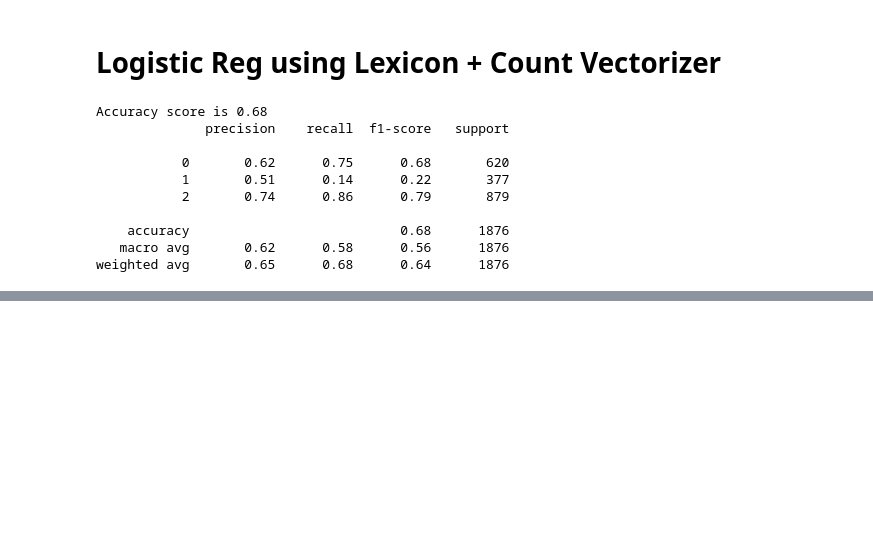
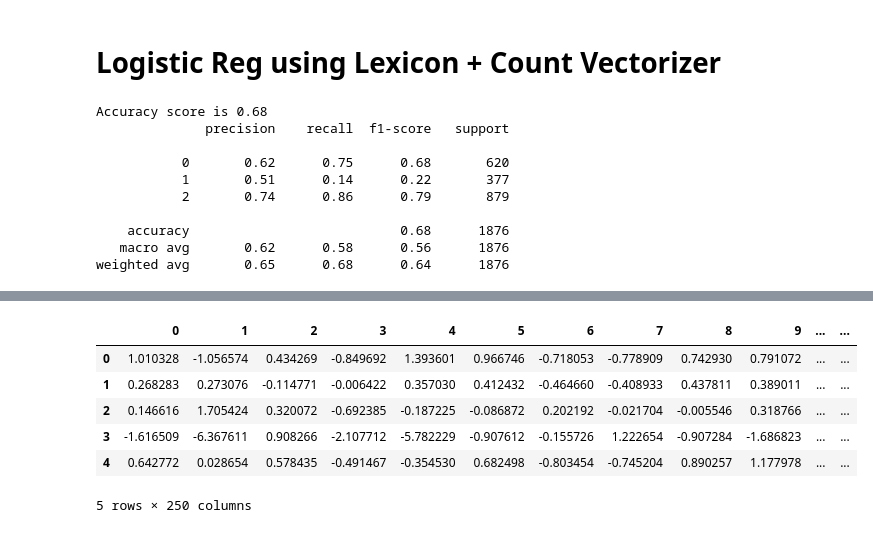
Before and after one commit to 3omara/Arabic-Sentiment-Analysis, a Jupyter notebook: ML_Models.ipynb, the cells around one changed output, grey strips where cells are left out. Saved outputs shown, nothing was run; the diff lists cells and outputs as text; code cells hidden in the pictures; blank space fills up the shorter version.

```diff
--- a/ML_Models.ipynb
+++ b/ML_Models.ipynb
@@ -375,0 +339,14 @@ pickle.dump(lg_lexicon, open(lg_lexicon_model_path,'wb'))
+# %%
+for i in range(padding):
+    df_embedding[i] =( df_embedding[i] - df_embedding[i].mean() ) / df_embedding[i].std()
+    # df_embedding[str(i)] = [sequencer.padder(sequencer.text_to_vec(tweet))[i] for tweet in df['tweet']]
+
+df_embedding.head()
+# %% [output]
+|  | 0 | 1 | 2 | 3 | 4 | 5 | 6 | 7 | 8 | 9 | ... | ... |
+| 0 | 1.010328 | -1.056574 | 0.434269 | -0.849692 | 1.393601 | 0.966746 | -0.718053 | -0.778909 | 0.742930 | 0.791072 | ... | ... |
+| 1 | 0.268283 | 0.273076 | -0.114771 | -0.006422 | 0.357030 | 0.412432 | -0.464660 | -0.408933 | 0.437811 | 0.389011 | ... | ... |
+| 2 | 0.146616 | 1.705424 | 0.320072 | -0.692385 | -0.187225 | -0.086872 | 0.202192 | -0.021704 | -0.005546 | 0.318766 | ... | ... |
+| 3 | -1.616509 | -6.367611 | 0.908266 | -2.107712 | -5.782229 | -0.907612 | -0.155726 | 1.222654 | -0.907284 | -1.686823 | ... | ... |
+| 4 | 0.642772 | 0.028654 | 0.578435 | -0.491467 | -0.354530 | 0.682498 | -0.803454 | -0.745204 | 0.890257 | 1.177978 | ... | ... |
+5 rows × 250 columns
```
Also changed, not shown: parts of 29 cells of this notebook, 4 other files.
